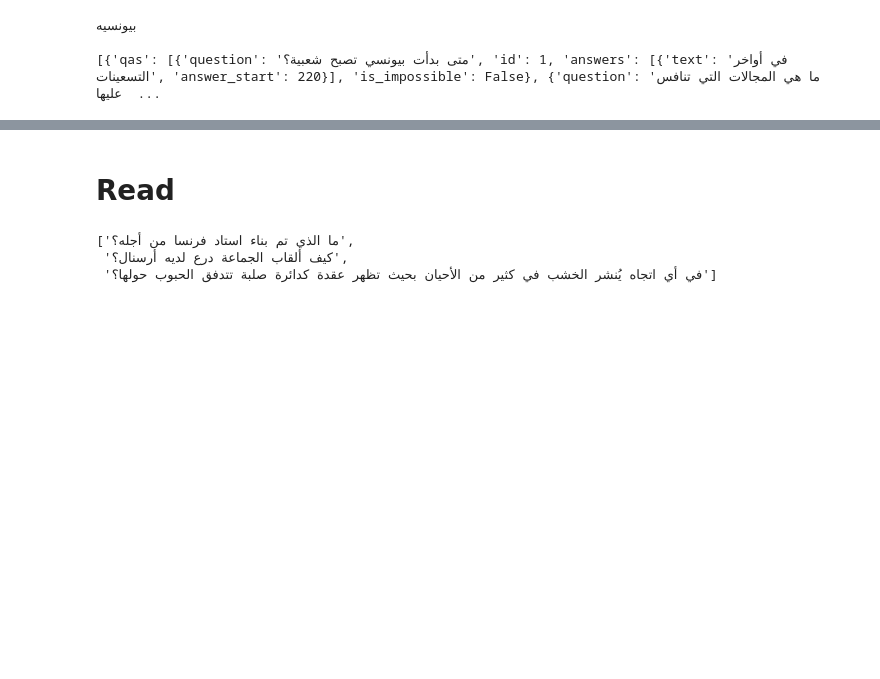
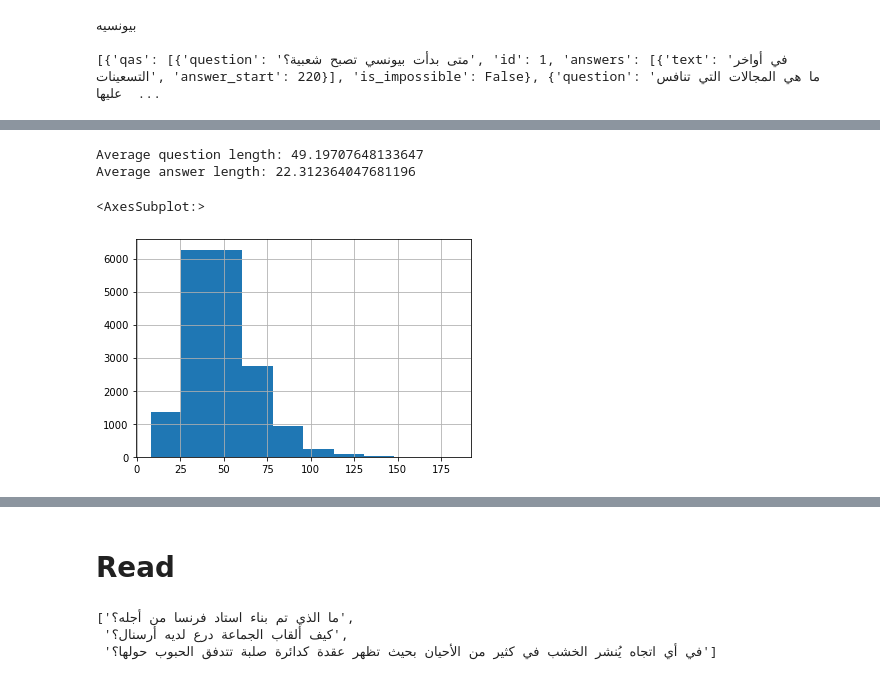
Before and after one commit to m-abdelgaber/NLP-Project, a Jupyter notebook: preprocessing_3arby.ipynb, the cells around one changed output, grey strips where cells are left out. Saved outputs shown, nothing was run; the diff lists cells and outputs as text; code cells hidden in the pictures; blank space fills up the shorter version.

```diff
--- a/preprocessing_3arby.ipynb
+++ b/preprocessing_3arby.ipynb
@@ -15,0 +102,2 @@ for allData in data['data']:
+# %%
+df = df[df['answer'].str.len() > 0]
@@ -15,0 +134,14 @@ for allData in data['data']:
+# %%
+avg_question_length = df['question'].str.len().mean()
+avg_answer_length = df['answer'].apply(lambda x: len(x[0]['text'])).mean()
+print('Average question length:', avg_question_length)
+print('Average answer length:', avg_answer_length)
+# %% [output]
+Average question length: 49.19707648133647
+Average answer length: 22.312364047681196
+# %%
+#the number of characters present in each question
+df['question'].str.len().hist()
+# %% [output]
+<AxesSubplot:>
+[figure, added]
```
Also changed, not shown: parts of 25 cells of this notebook.
